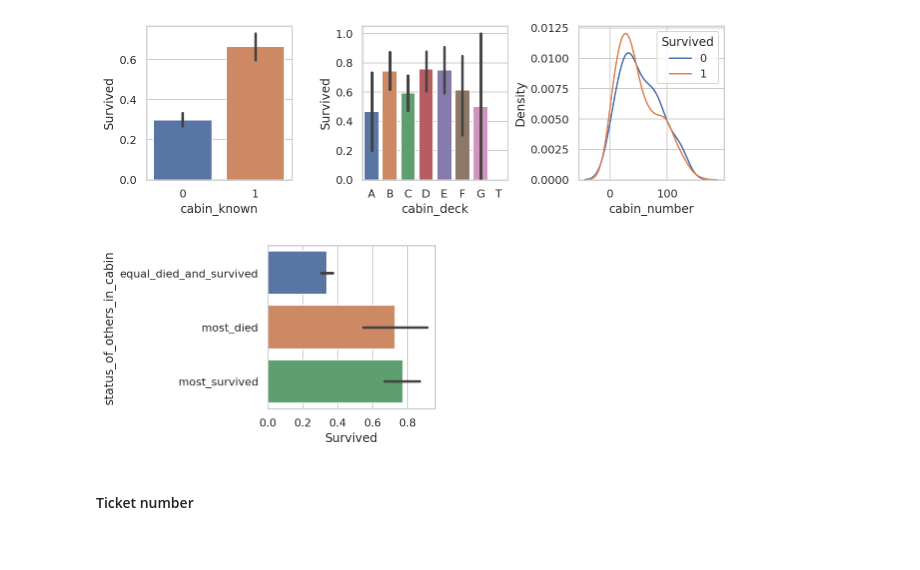
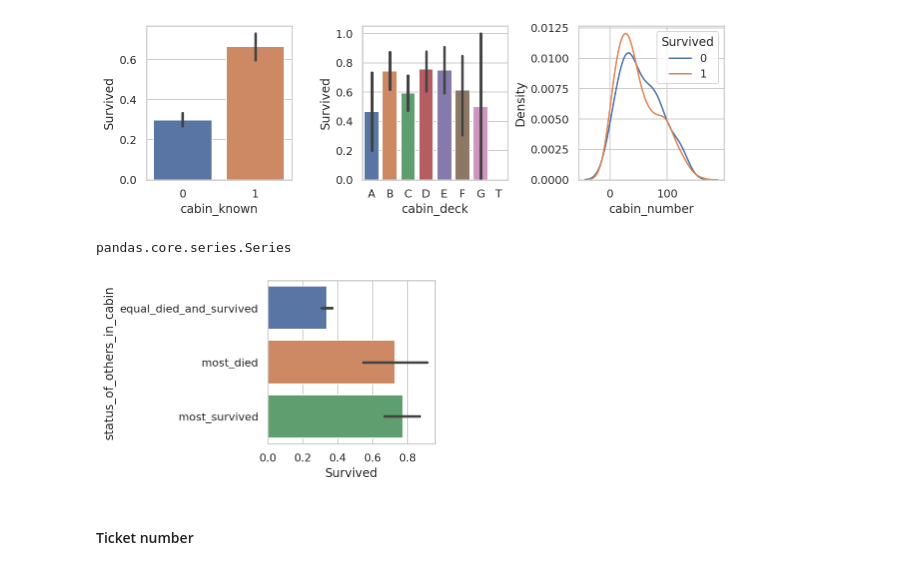
Before and after one commit to dwitvliet/kaggle-titanic, a Jupyter notebook: kaggle-titanic.ipynb, the cells around one changed output. Saved outputs shown, nothing was run; the diff lists cells and outputs as text; code cells hidden in the pictures.

```diff
--- a/kaggle-titanic.ipynb
+++ b/kaggle-titanic.ipynb
@@ -247,20 +238,16 @@ axes[2].legend(title='Survived')
 plt.tight_layout()
 # %% [output]
 [figure]
-# %%
-survived = train[train['Survived'] == 1]
-died = train[train['Survived'] == 0]
-for df in (train, test):
-    df['others_in_cabin_survived'] = df.apply(lambda r: ((survived.index != r.name) & (survived['Cabin'] == r['Cabin'])).sum(), axis=1)
-    df['others_in_cabin_died'] = df.apply(lambda r: ((died.index != r.name) & (died['Cabin'] == r['Cabin'])).sum(), axis=1)
-
-train['status_of_others_in_cabin'] = np.sign(train['others_in_cabin_survived'] - train['others_in_cabin_died'])
-train['status_of_others_in_cabin'] = train['status_of_others_in_cabin'].replace(
-    {-1: 'most_died', 0: 'equal_died_and_survived', 1: 'most_survived'}
-)
-sns.barplot(data=train, y='status_of_others_in_cabin', x='Survived');
-# %% [output]
-[figure, removed]
+# %%
+a=titanic.status_of_others_sharing_factor('Cabin', train)
+type(a)
+# %% [output]
+pandas.core.series.Series
+# %%
+train['status_of_others_in_cabin'] = titanic.status_of_others_sharing_factor('Cabin', train)
+sns.barplot(data=train, y='status_of_others_in_cabin', x='Survived');
+# %% [output]
+[figure, added]
 # %% [markdown]
 #### Ticket number
 # %%
```
Also changed, not shown: parts of 4 cells of this notebook, 1 other file.
